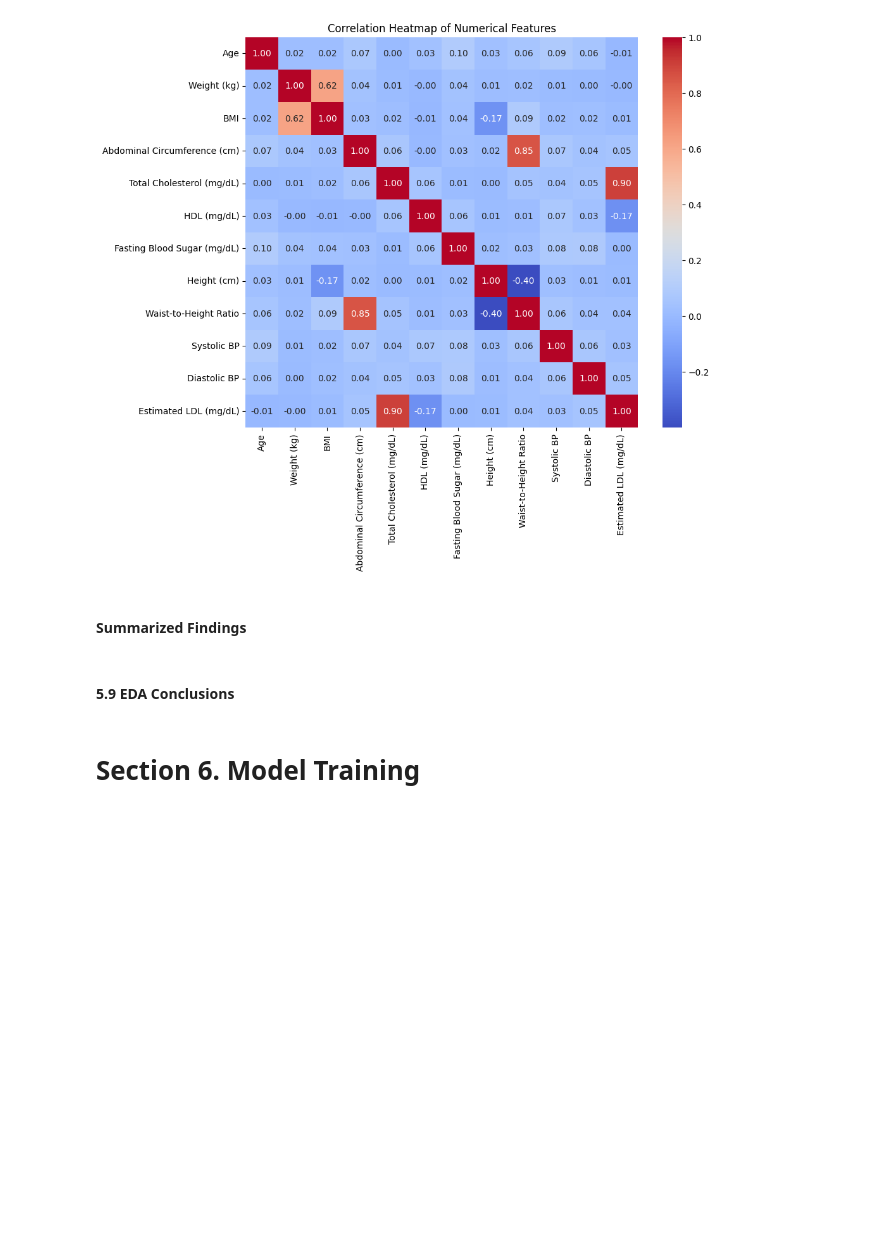
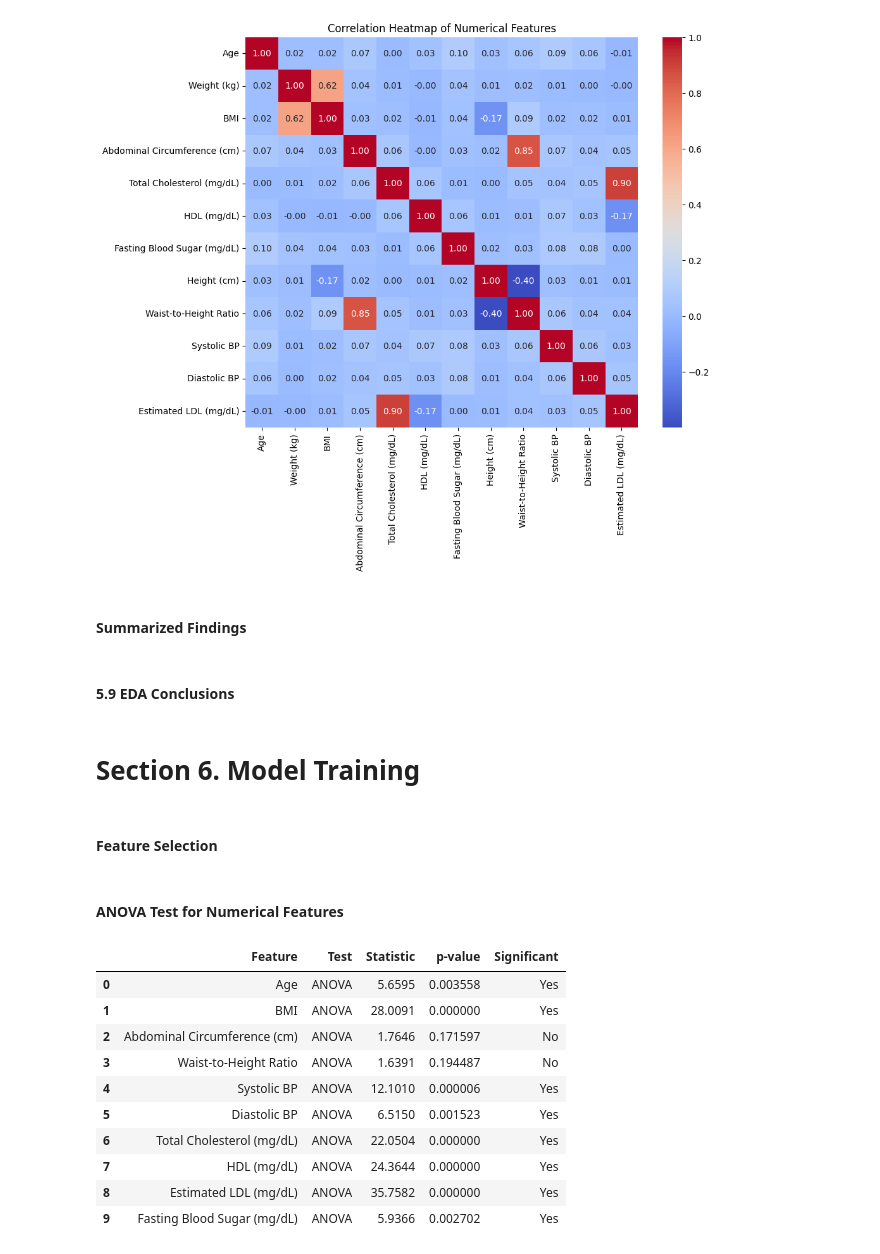
Before and after one commit to shampeyndadi/STINTSY_MCO, a Jupyter notebook: MCO.ipynb, the cells around one changed output. Cells and saved outputs as stored; diff of their text form; code cells hidden in the pictures; blank space fills up the shorter version.

```diff
--- a/MCO.ipynb
+++ b/MCO.ipynb
@@ -665,3 +667,60 @@ Text(0.5, 1.0, 'Correlation Heatmap of Numerical Features')
 #### 5.9 EDA Conclusions
 # %% [markdown]
 # Section 6. Model Training
+# %% [markdown]
+#### Feature Selection
+# %%
+numerical_features = [
+    'Age',
+    'BMI',
+    'Abdominal Circumference (cm)',
+    'Waist-to-Height Ratio',
+    'Systolic BP',
+    'Diastolic BP',
+    'Total Cholesterol (mg/dL)',
+    'HDL (mg/dL)',
+    'Estimated LDL (mg/dL)',
+    'Fasting Blood Sugar (mg/dL)'
+]
+categorical_features = [
+    'Sex',
+    'Smoking Status',
+    'Diabetes Status',
+    'Physical Activity Level',
+    'Family History of CVD'
+]
+target = 'CVD Risk Level'
+# %% [markdown]
+#### ANOVA Test for Numerical Features
+# %%
+anova_results = []
+
+for feature in numerical_features:
+    low = df[df[target] == 'LOW'][feature].dropna()
+    medium = df[df[target] == 'INTERMEDIARY'][feature].dropna()
+    high = df[df[target] == 'HIGH'][feature].dropna()
+
+    f_stat, p_value = f_oneway(low, medium, high)
+
+    anova_results.append({
+        'Feature': feature,
+        'Test': 'ANOVA',
+        'Statistic': round(f_stat, 4),
+        'p-value': round(p_value, 6),
+        'Significant': 'Yes' if p_value < 0.05 else 'No'
+    })
+
+anova_df = pd.DataFrame(anova_results)
+anova_df
+# %% [output]
+|  | Feature | Test | Statistic | p-value | Significant |
+| 0 | Age | ANOVA | 5.6595 | 0.003558 | Yes |
+| 1 | BMI | ANOVA | 28.0091 | 0.000000 | Yes |
+| 2 | Abdominal Circumference (cm) | ANOVA | 1.7646 | 0.171597 | No |
+| 3 | Waist-to-Height Ratio | ANOVA | 1.6391 | 0.194487 | No |
+| 4 | Systolic BP | ANOVA | 12.1010 | 0.000006 | Yes |
+| 5 | Diastolic BP | ANOVA | 6.5150 | 0.001523 | Yes |
+| 6 | Total Cholesterol (mg/dL) | ANOVA | 22.0504 | 0.000000 | Yes |
+| 7 | HDL (mg/dL) | ANOVA | 24.3644 | 0.000000 | Yes |
+| 8 | Estimated LDL (mg/dL) | ANOVA | 35.7582 | 0.000000 | Yes |
+| 9 | Fasting Blood Sugar (mg/dL) | ANOVA | 5.9366 | 0.002702 | Yes |
```
Also changed, not shown: parts of 3 cells of this notebook.
